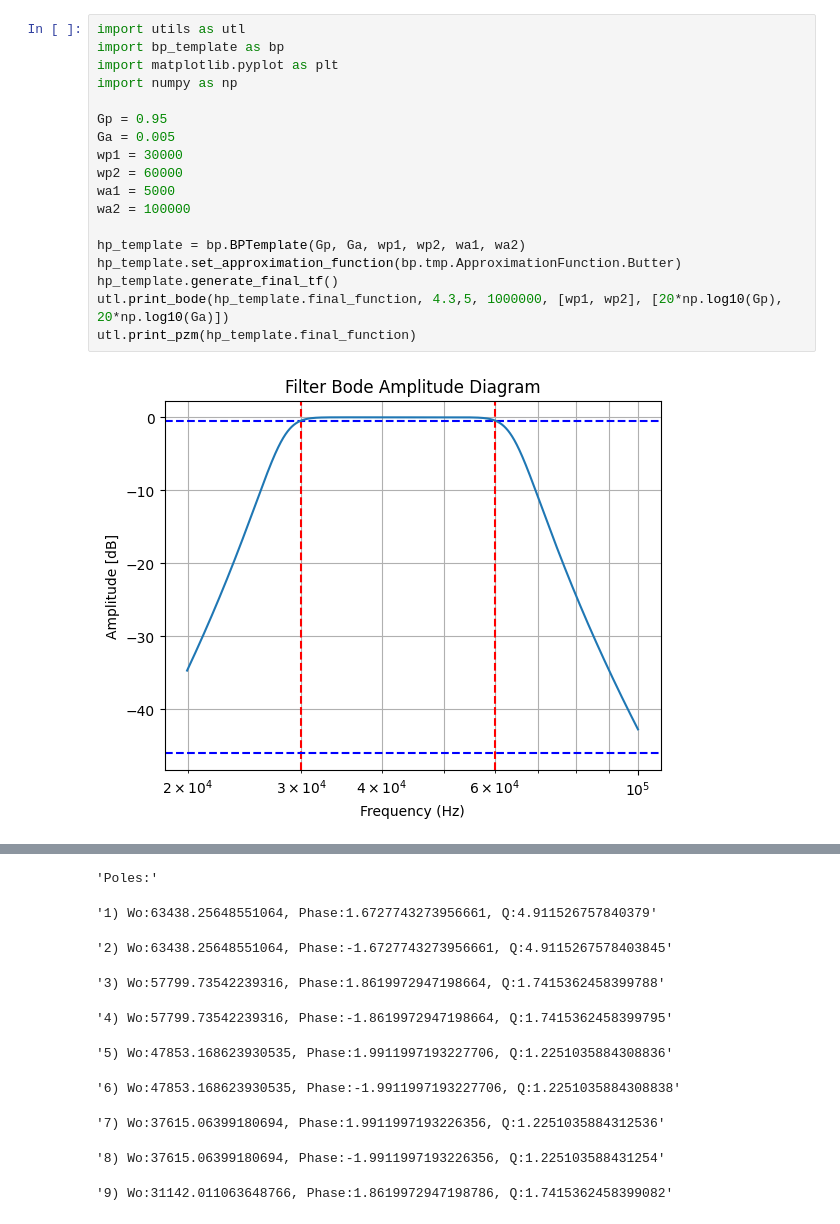
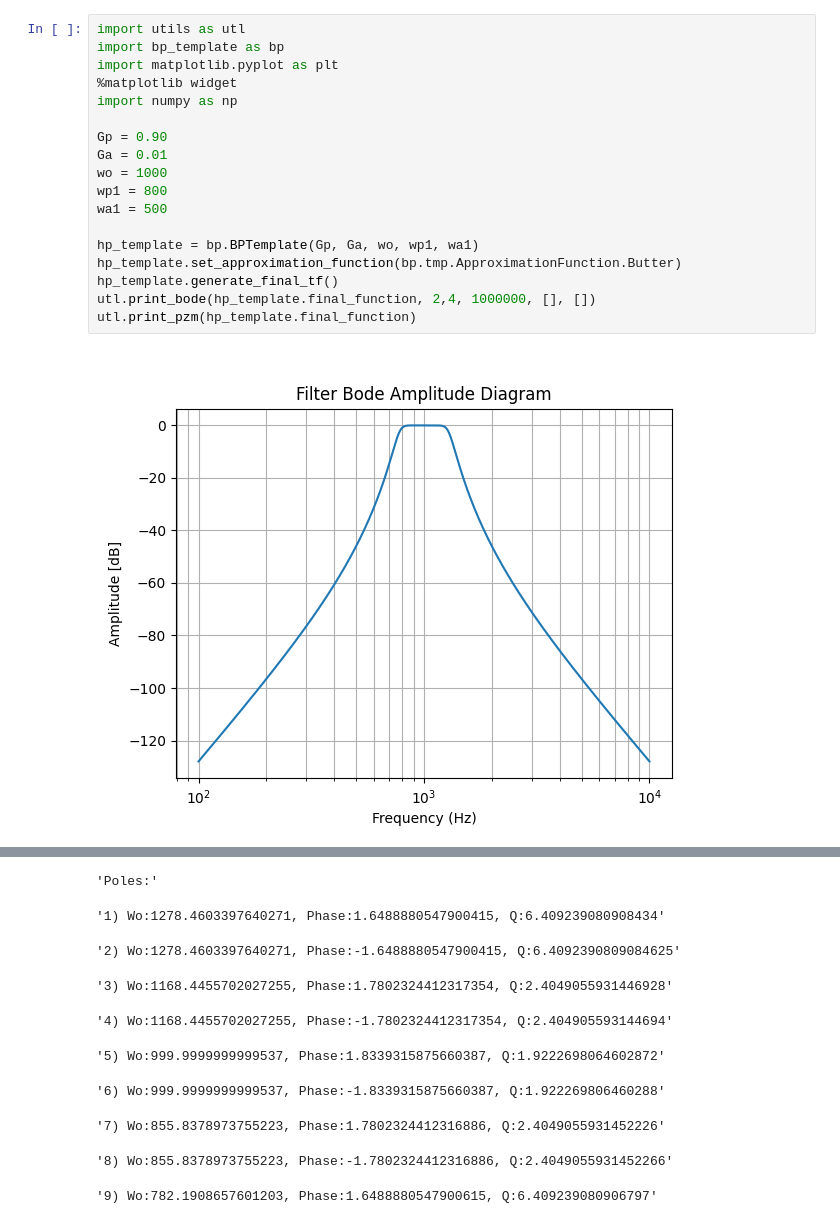
Before and after one commit to Torino1564/Filter-Wizard, a Jupyter notebook: BandPass.ipynb, the cells around one changed output, grey strips where cells are left out. Saved outputs shown, nothing was run; the diff lists cells and outputs as text.

```diff
--- a/BandPass.ipynb
+++ b/BandPass.ipynb
@@ -1,20 +23,20 @@
 # %%
 import utils as utl
 import bp_template as bp
 import matplotlib.pyplot as plt
+%matplotlib widget
 import numpy as np
 
-Gp = 0.95
-Ga = 0.005
-wp1 = 30000
-wp2 = 60000
-wa1 = 5000
-wa2 = 100000
+Gp = 0.90
+Ga = 0.01
+wo = 1000
+wp1 = 800
+wa1 = 500
 
-hp_template = bp.BPTemplate(Gp, Ga, wp1, wp2, wa1, wa2)
+hp_template = bp.BPTemplate(Gp, Ga, wo, wp1, wa1)
 hp_template.set_approximation_function(bp.tmp.ApproximationFunction.Butter)
 hp_template.generate_final_tf()
-utl.print_bode(hp_template.final_function, 4.3,5, 1000000, [wp1, wp2], [20*np.log10(Gp), 20*np.log10(Ga)])
+utl.print_bode(hp_template.final_function, 2,4, 1000000, [], [])
 utl.print_pzm(hp_template.final_function)
 # %% [output]
-[figure, old version]
+[figure, new version]
@@ -22,10 +44,10 @@ utl.print_pzm(hp_template.final_function)
 'Poles:'
-'1) Wo:63438.25648551064, Phase:1.6727743273956661, Q:4.911526757840379'
+'1) Wo:1278.4603397640271, Phase:1.6488880547900415, Q:6.409239080908434'
-'2) Wo:63438.25648551064, Phase:-1.6727743273956661, Q:4.9115267578403845'
+'2) Wo:1278.4603397640271, Phase:-1.6488880547900415, Q:6.4092390809084625'
-'3) Wo:57799.73542239316, Phase:1.8619972947198664, Q:1.7415362458399788'
+'3) Wo:1168.4455702027255, Phase:1.7802324412317354, Q:2.4049055931446928'
-'4) Wo:57799.73542239316, Phase:-1.8619972947198664, Q:1.7415362458399795'
+'4) Wo:1168.4455702027255, Phase:-1.7802324412317354, Q:2.404905593144694'
-'5) Wo:47853.168623930535, Phase:1.9911997193227706, Q:1.2251035884308836'
+'5) Wo:999.9999999999537, Phase:1.8339315875660387, Q:1.9222698064602872'
-'6) Wo:47853.168623930535, Phase:-1.9911997193227706, Q:1.2251035884308838'
+'6) Wo:999.9999999999537, Phase:-1.8339315875660387, Q:1.922269806460288'
-'7) Wo:37615.06399180694, Phase:1.9911997193226356, Q:1.2251035884312536'
+'7) Wo:855.8378973755223, Phase:1.7802324412316886, Q:2.4049055931452226'
-'8) Wo:37615.06399180694, Phase:-1.9911997193226356, Q:1.225103588431254'
+'8) Wo:855.8378973755223, Phase:-1.7802324412316886, Q:2.4049055931452266'
-'9) Wo:31142.011063648766, Phase:1.8619972947198786, Q:1.7415362458399082'
+'9) Wo:782.1908657601203, Phase:1.6488880547900615, Q:6.409239080906797'
```
Also changed, not shown: parts of 2 cells of this notebook, 7 other files.
